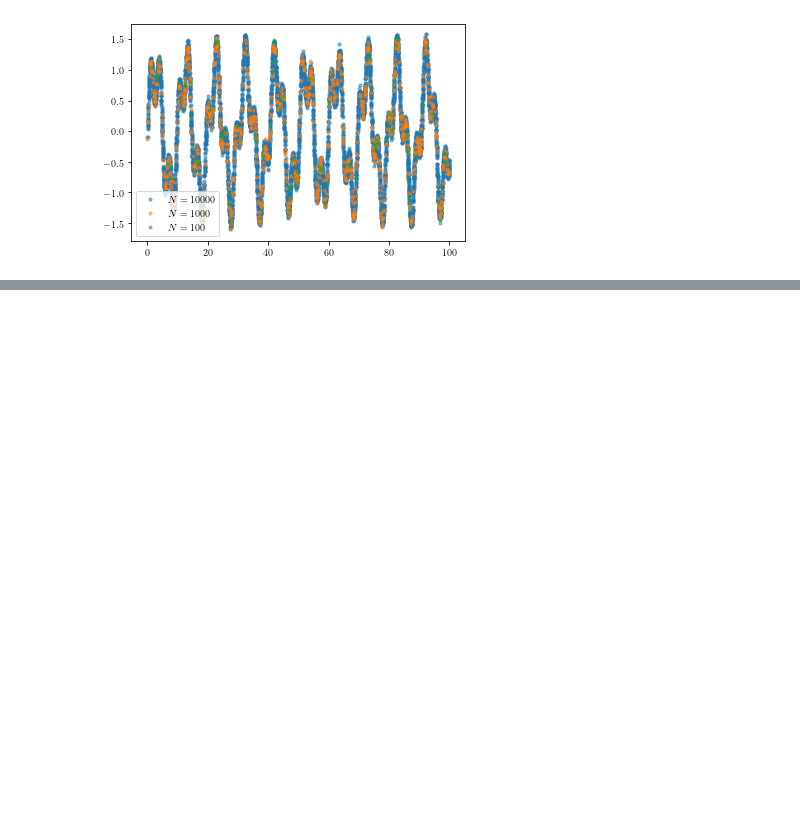
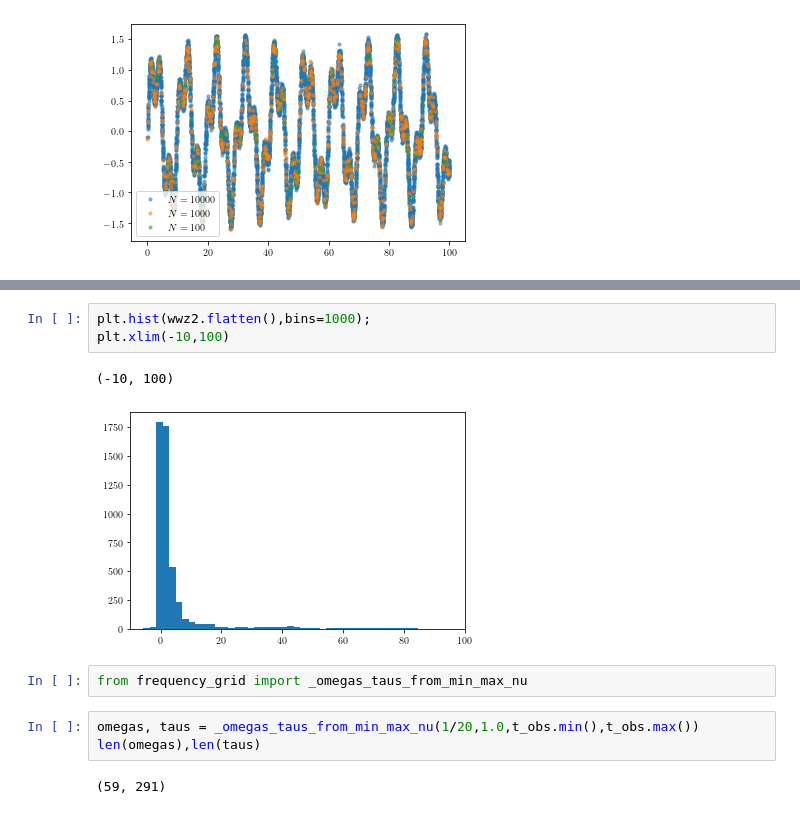
Before and after one commit to project-wavelets/JazzHands, a Jupyter notebook: jazzhands/data/benchmarking.ipynb, the cells around one changed output, grey strips where cells are left out. Saved outputs shown, nothing was run; the diff lists cells and outputs as text; blank space fills up the shorter version.

```diff
--- a/jazzhands/data/benchmarking.ipynb
+++ b/jazzhands/data/benchmarking.ipynb
@@ -122,0 +131,13 @@ plt.legend()
+# %%
+plt.hist(wwz2.flatten(),bins=1000);
+plt.xlim(-10,100)
+# %% [output]
+(-10, 100)
+[figure, added]
+# %%
+from frequency_grid import _omegas_taus_from_min_max_nu
+# %%
+omegas, taus = _omegas_taus_from_min_max_nu(1/20,1.0,t_obs.min(),t_obs.max())
+len(omegas),len(taus)
+# %% [output]
+(59, 291)
```
Also changed, not shown: parts of 2 cells of this notebook, 1 other file.
